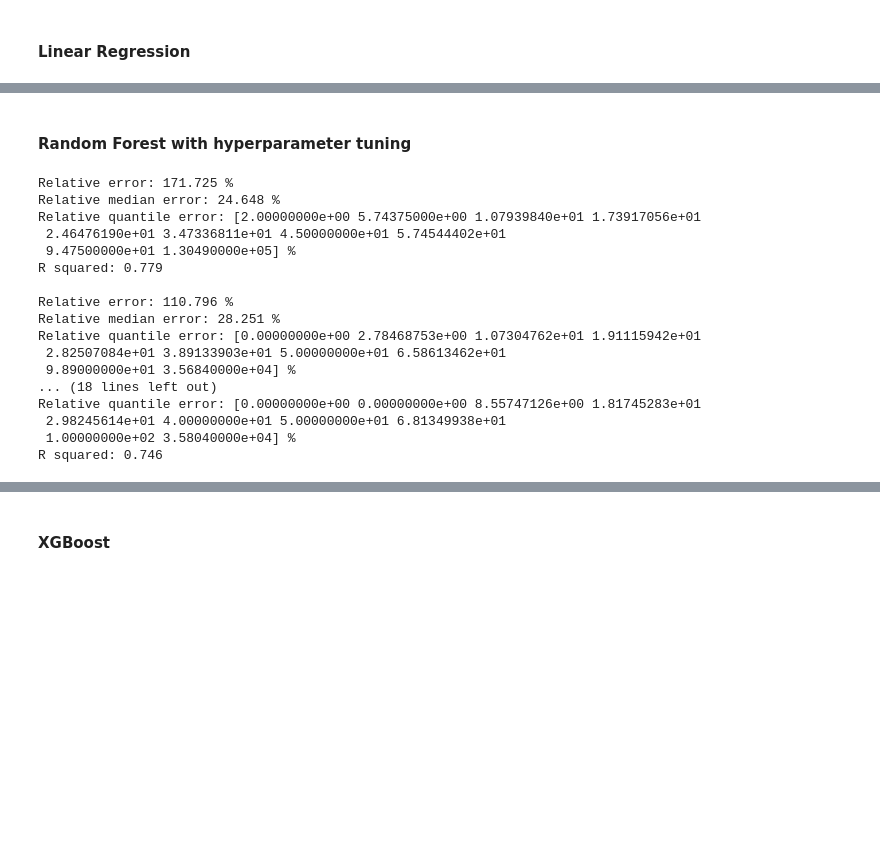
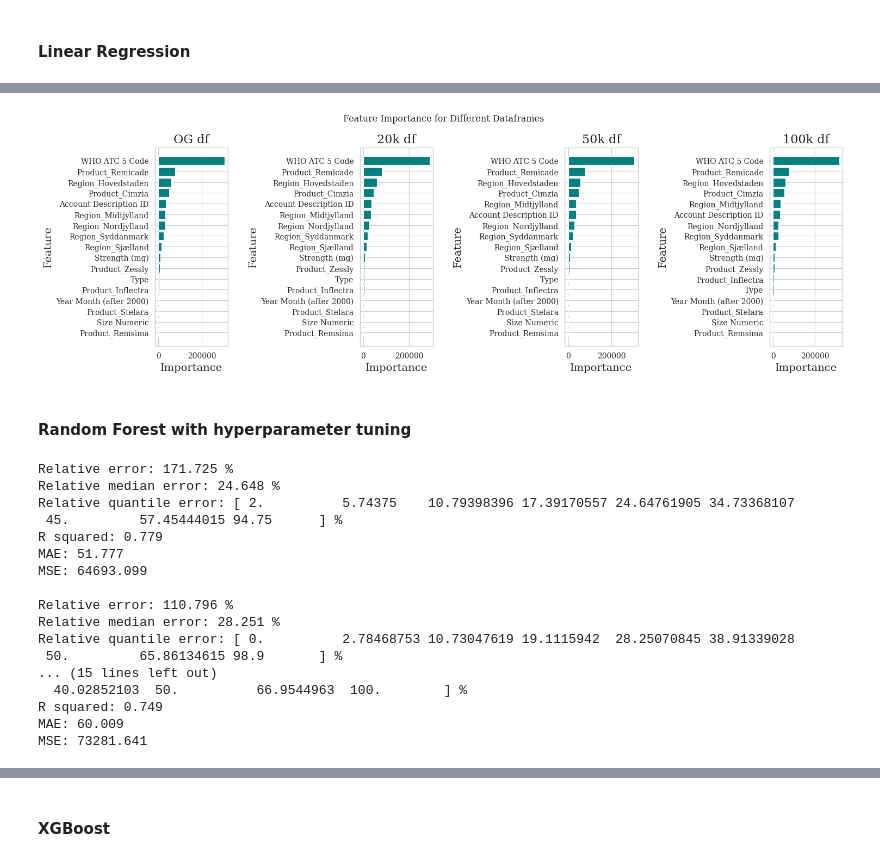
Before and after one commit to Alaa0129/Indication-Insights, a Jupyter notebook: src/Sales_Insight/3_Modelling.ipynb, the cells around one changed output, grey strips where cells are left out. Cells and saved outputs as stored; diff of their text form; code cells hidden in the pictures; blank space fills up the shorter version.

```diff
--- a/src/Sales_Insight/3_Modelling.ipynb
+++ b/src/Sales_Insight/3_Modelling.ipynb
@@ -176,3 +148,7 @@ plot_true_vs_predicted(y_test, y_pred_list_linreg, r_sqrd_list_linreg)
+# %%
+plot_feature_importance(perm_import_list_linreg)
+# %% [output]
+[figure, added]
 # %% [markdown]
 #### Random Forest with hyperparameter tuning
 # %%
@@ -181,6 +157,8 @@ ran_for_reg = RandomForestRegressor(max_depth=df.columns.size, random_state=42)
 y_pred_list_ranfor = []
 r_sqrd_list_ranfor = []
 feat_import_list_ranfor = []
+rel_med_error_list_ranfor = []
+metric_scores_ranfor = []
 
 for X, y in training_data:
     # fit and predict
@@ -191,34 +169,38 @@ for X, y in training_data:
     rsquared = ran_for_reg.score(X_test, y_test)
 
     non_zero_mask = (y_test != 0)
-    rel_error, rel_error_med, rel_quan = calculate_relative_errors(y_pred)
+    rel_error, rel_error_med, rel_quan, mae, mse = calculate_relative_errors(y_pred)
 
     y_pred_list_ranfor.append(y_pred)
     r_sqrd_list_ranfor.append(rsquared)
     feat_import_list_ranfor.append(ran_for_reg.feature_importances_)
+    rel_med_error_list_ranfor.append(rel_error_med)
+    metric_scores_ranfor.append((rsquared, rel_error, rel_error_med, mae, mse))
     print(f'Relative error: {rel_error * 100 :.3f} %')
     print(f'Relative median error: {rel_error_med * 100 :.3f} %')
     print(f'Relative quantile error: {rel_quan * 100} %')
     print(f'R squared: {rsquared:.3f}')
+    print(f'MAE: {mae:.3f}')
+    print(f'MSE: {mse:.3f}')
     print()
 # %% [output]
 Relative error: 171.725 %
 Relative median error: 24.648 %
-Relative quantile error: [2.00000000e+00 5.74375000e+00 1.07939840e+01 1.73917056e+01
- 2.46476190e+01 3.47336811e+01 4.50000000e+01 5.74544402e+01
- 9.47500000e+01 1.30490000e+05] %
+Relative quantile error: [ 2.          5.74375    10.79398396 17.39170557 24.64761905 34.73368107
+ 45.         57.45444015 94.75      ] %
 R squared: 0.779
+MAE: 51.777
+MSE: 64693.099
 
 Relative error: 110.796 %
 Relative median error: 28.251 %
-Relative quantile error: [0.00000000e+00 2.78468753e+00 1.07304762e+01 1.91115942e+01
- 2.82507084e+01 3.89133903e+01 5.00000000e+01 6.58613462e+01
- 9.89000000e+01 3.56840000e+04] %
-... (18 lines left out)
-Relative quantile error: [0.00000000e+00 0.00000000e+00 8.55747126e+00 1.81745283e+01
- 2.98245614e+01 4.00000000e+01 5.00000000e+01 6.81349938e+01
- 1.00000000e+02 3.58040000e+04] %
-R squared: 0.746
+Relative quantile error: [ 0.          2.78468753 10.73047619 19.1115942  28.25070845 38.91339028
+ 50.         65.86134615 98.9       ] %
+... (15 lines left out)
+  40.02852103  50.          66.9544963  100.        ] %
+R squared: 0.749
+MAE: 60.009
+MSE: 73281.641
 # %%
 plot_true_vs_predicted(y_test, y_pred_list_ranfor, r_sqrd_list_ranfor)
 # %% [output]
```
Also changed, not shown: parts of 26 cells of this notebook, 4 other files.
